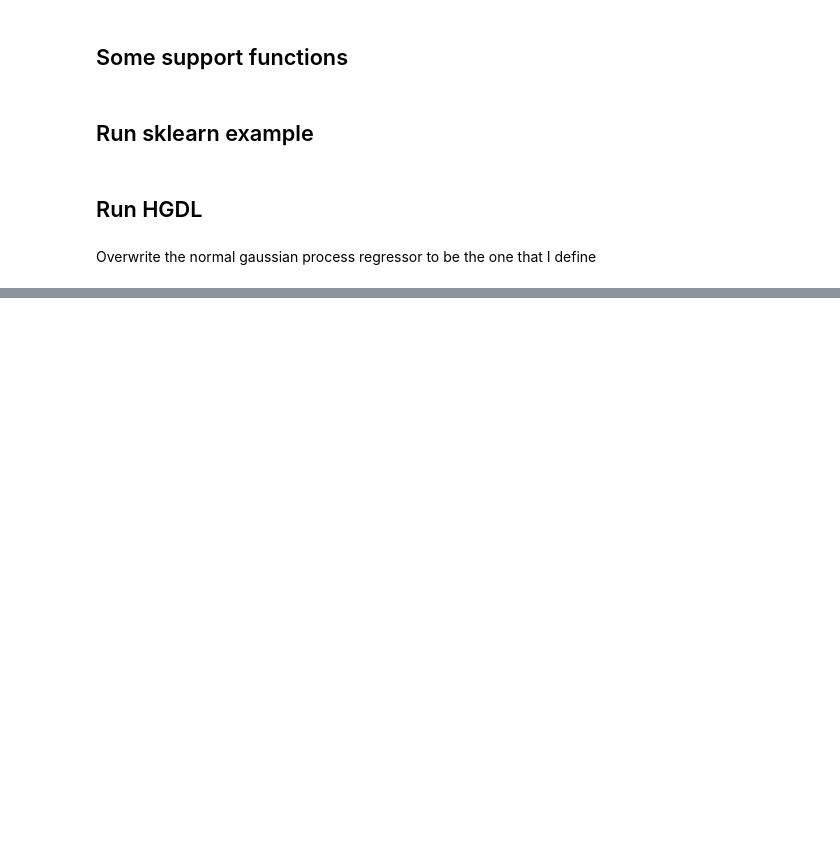
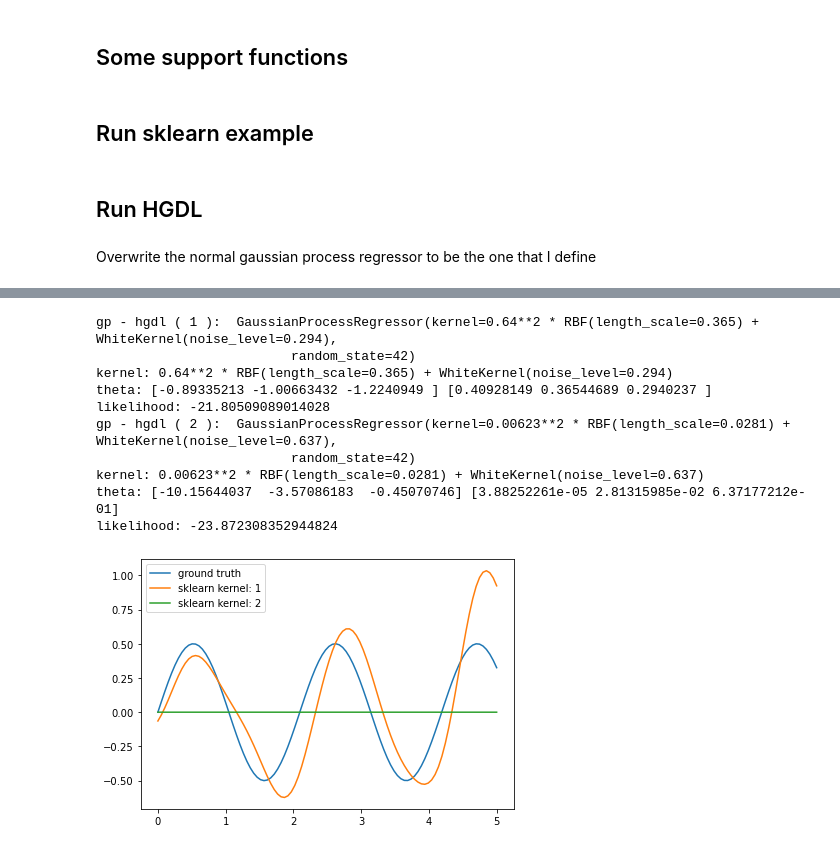
Before and after one commit to lbl-camera/HGDL, a Jupyter notebook: paper/sklearn/run_hgdl.ipynb, the cells around one changed output, grey strips where cells are left out. Drawn from its saved outputs; the diff is of its cells as text; code cells hidden in the pictures; blank space fills up the shorter version.

```diff
--- a/paper/sklearn/run_hgdl.ipynb
+++ b/paper/sklearn/run_hgdl.ipynb
@@ -134,0 +135,14 @@ make_plots(hgdl_GPs)
+# %%
+print_GPs(hgdl_GPs, 'hgdl')
+# %% [output]
+gp - hgdl ( 1 ):  GaussianProcessRegressor(kernel=0.64**2 * RBF(length_scale=0.365) + WhiteKernel(noise_level=0.294),
+                         random_state=42)
+kernel: 0.64**2 * RBF(length_scale=0.365) + WhiteKernel(noise_level=0.294)
+theta: [-0.89335213 -1.00663432 -1.2240949 ] [0.40928149 0.36544689 0.2940237 ]
+likelihood: -21.80509089014028
+gp - hgdl ( 2 ):  GaussianProcessRegressor(kernel=0.00623**2 * RBF(length_scale=0.0281) + WhiteKernel(noise_level=0.637),
+                         random_state=42)
+kernel: 0.00623**2 * RBF(length_scale=0.0281) + WhiteKernel(noise_level=0.637)
+theta: [-10.15644037  -3.57086183  -0.45070746] [3.88252261e-05 2.81315985e-02 6.37177212e-01]
+likelihood: -23.872308352944824
+[figure, added]
```
Also changed, not shown: parts of 5 cells of this notebook, 5 other files.
